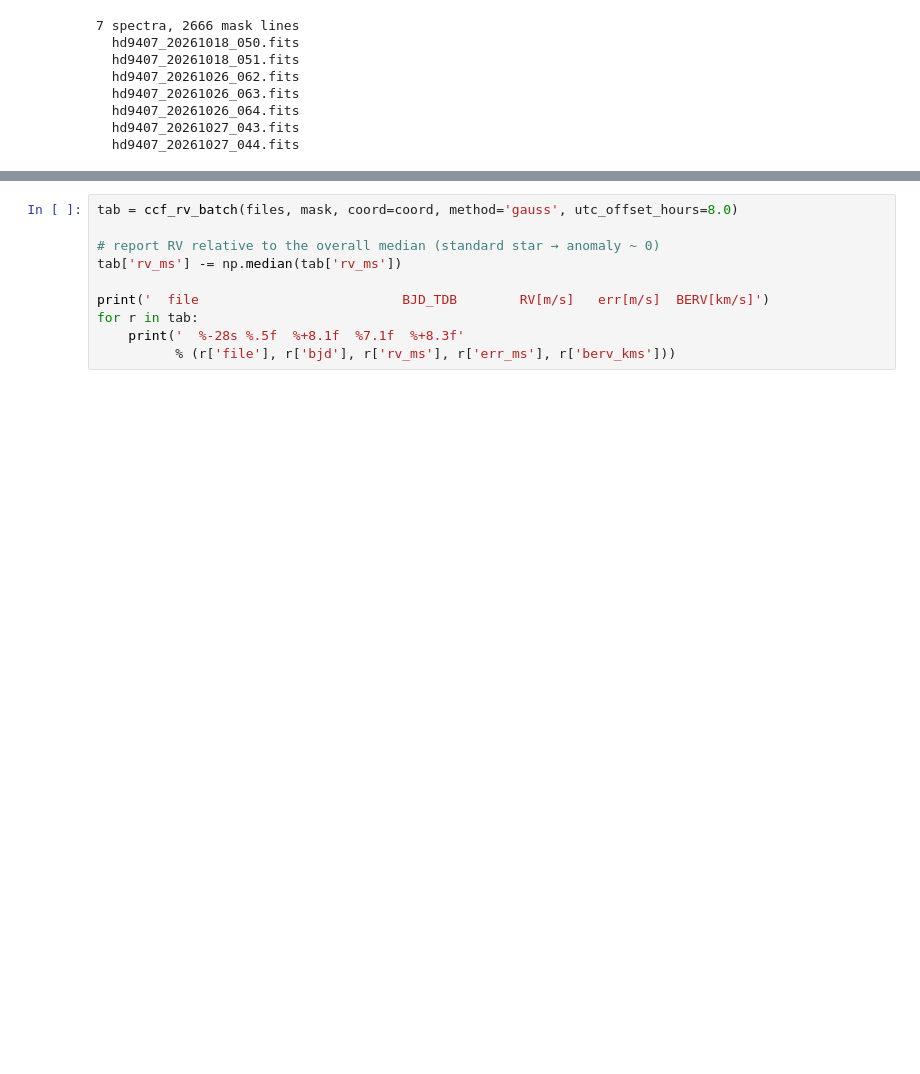
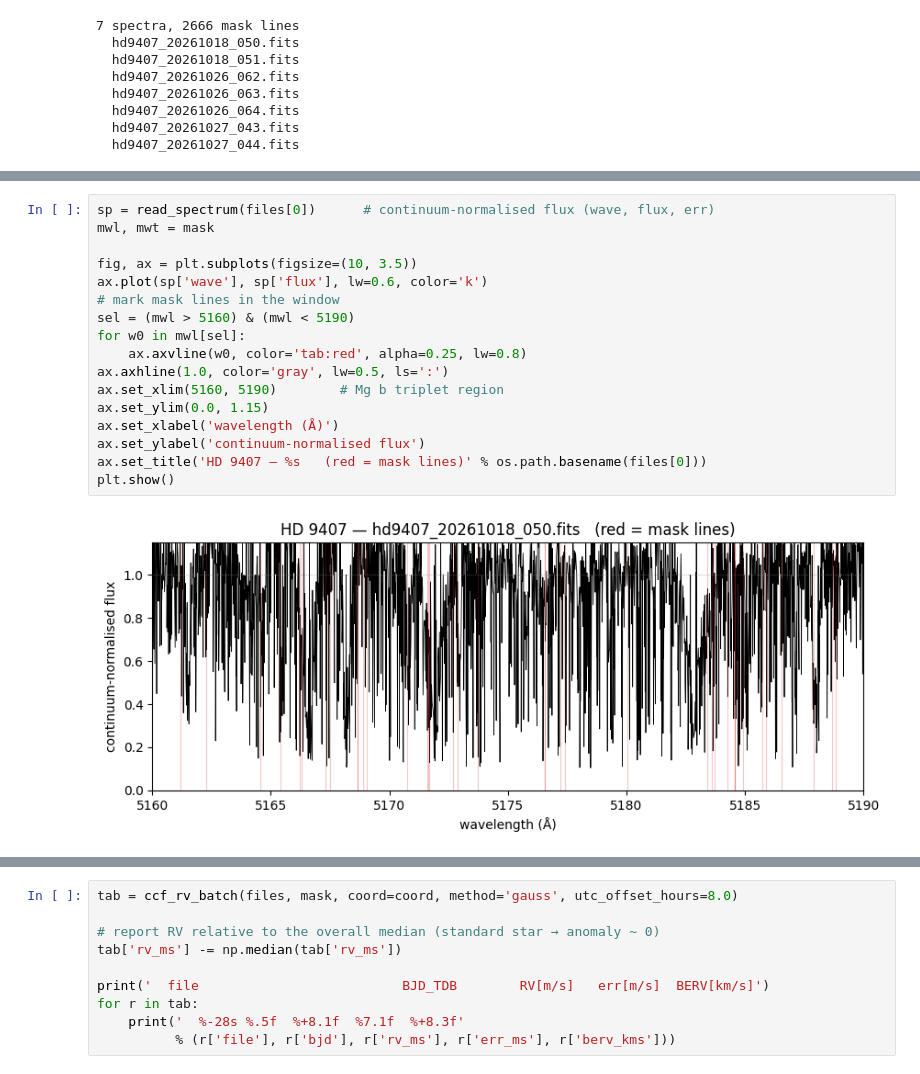
Before and after one commit to wangxianyu7/gamse, a Jupyter notebook: tutorial/end2end_ccf_rv.ipynb, the cells around one changed output, grey strips where cells are left out. Cells and saved outputs as stored; diff of their text form; blank space fills up the shorter version.

```diff
--- a/tutorial/end2end_ccf_rv.ipynb
+++ b/tutorial/end2end_ccf_rv.ipynb
@@ -53,0 +62,19 @@ for f in files:
+# %%
+sp = read_spectrum(files[0])      # continuum-normalised flux (wave, flux, err)
+mwl, mwt = mask
+
+fig, ax = plt.subplots(figsize=(10, 3.5))
+ax.plot(sp['wave'], sp['flux'], lw=0.6, color='k')
+# mark mask lines in the window
+sel = (mwl > 5160) & (mwl < 5190)
+for w0 in mwl[sel]:
+    ax.axvline(w0, color='tab:red', alpha=0.25, lw=0.8)
+ax.axhline(1.0, color='gray', lw=0.5, ls=':')
+ax.set_xlim(5160, 5190)        # Mg b triplet region
+ax.set_ylim(0.0, 1.15)
+ax.set_xlabel('wavelength (Å)')
+ax.set_ylabel('continuum-normalised flux')
+ax.set_title('HD 9407 — %s   (red = mask lines)' % os.path.basename(files[0]))
+plt.show()
+# %% [output]
+[figure, added]
```
Also changed, not shown: parts of 5 cells of this notebook.
